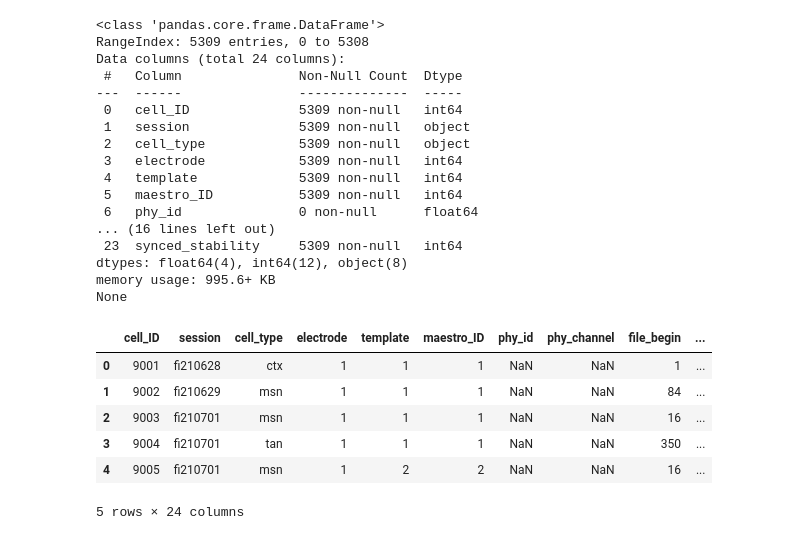
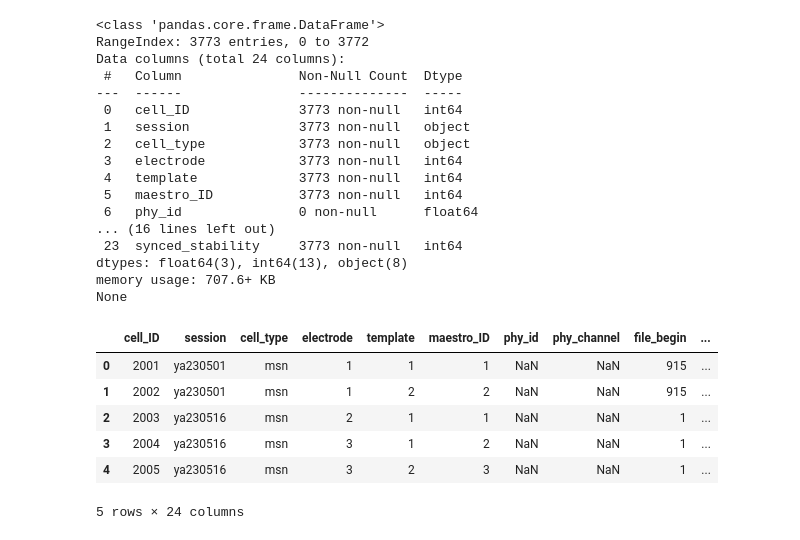
Before and after one commit to barrackHa/Population-Analysis, a Jupyter notebook: data_pre_proc/cell_db_creator.ipynb, the cells around one changed output. Saved outputs shown, nothing was run; the diff lists cells and outputs as text; code cells hidden in the pictures.

Commit message:
Cell db creator created db

```diff
--- a/data_pre_proc/cell_db_creator.ipynb
+++ b/data_pre_proc/cell_db_creator.ipynb
@@ -111,34 +112,34 @@ df.head()
 5 rows × 21 columns
 # %%
 # load monkey's cell db from xlsx file
-cell_db_path = Path.cwd().parent / 'data' / f'{monkey}_sst'
+cell_db_path = Path.cwd().parent / 'data' / f'database_sst'
 cell_db = pd.read_excel(cell_db_path / f'SST_{monkey}_cells_db.xlsx')
 print(cell_db.info())
 cell_db.head()
 # %% [output]
 <class 'pandas.core.frame.DataFrame'>
-RangeIndex: 5309 entries, 0 to 5308
+RangeIndex: 3773 entries, 0 to 3772
 Data columns (total 24 columns):
  #   Column               Non-Null Count  Dtype
 ---  ------               --------------  -----
- 0   cell_ID              5309 non-null   int64
- 1   session              5309 non-null   object
- 2   cell_type            5309 non-null   object
- 3   electrode            5309 non-null   int64
- 4   template             5309 non-null   int64
- 5   maestro_ID           5309 non-null   int64
+ 0   cell_ID              3773 non-null   int64
+ 1   session              3773 non-null   object
+ 2   cell_type            3773 non-null   object
+ 3   electrode            3773 non-null   int64
+ 4   template             3773 non-null   int64
+ 5   maestro_ID           3773 non-null   int64
  6   phy_id               0 non-null      float64
 ... (16 lines left out)
- 23  synced_stability     5309 non-null   int64
-dtypes: float64(4), int64(12), object(8)
-memory usage: 995.6+ KB
+ 23  synced_stability     3773 non-null   int64
+dtypes: float64(3), int64(13), object(8)
+memory usage: 707.6+ KB
 None
 |  | cell_ID | session | cell_type | electrode | template | maestro_ID | phy_id | phy_channel | file_begin | ... |
-| 0 | 9001 | fi210628 | ctx | 1 | 1 | 1 | NaN | NaN | 1 | ... |
-| 1 | 9002 | fi210629 | msn | 1 | 1 | 1 | NaN | NaN | 84 | ... |
-| 2 | 9003 | fi210701 | msn | 1 | 1 | 1 | NaN | NaN | 16 | ... |
-| 3 | 9004 | fi210701 | tan | 1 | 1 | 1 | NaN | NaN | 350 | ... |
-| 4 | 9005 | fi210701 | msn | 1 | 2 | 2 | NaN | NaN | 16 | ... |
+| 0 | 2001 | ya230501 | msn | 1 | 1 | 1 | NaN | NaN | 915 | ... |
+| 1 | 2002 | ya230501 | msn | 1 | 2 | 2 | NaN | NaN | 915 | ... |
+| 2 | 2003 | ya230516 | msn | 2 | 1 | 1 | NaN | NaN | 1 | ... |
+| 3 | 2004 | ya230516 | msn | 3 | 1 | 2 | NaN | NaN | 1 | ... |
+| 4 | 2005 | ya230516 | msn | 3 | 2 | 3 | NaN | NaN | 1 | ... |
 5 rows × 24 columns
 # %%
 df.iloc[0].neural_data.keys()
```
Also changed, not shown: parts of 11 cells of this notebook.
